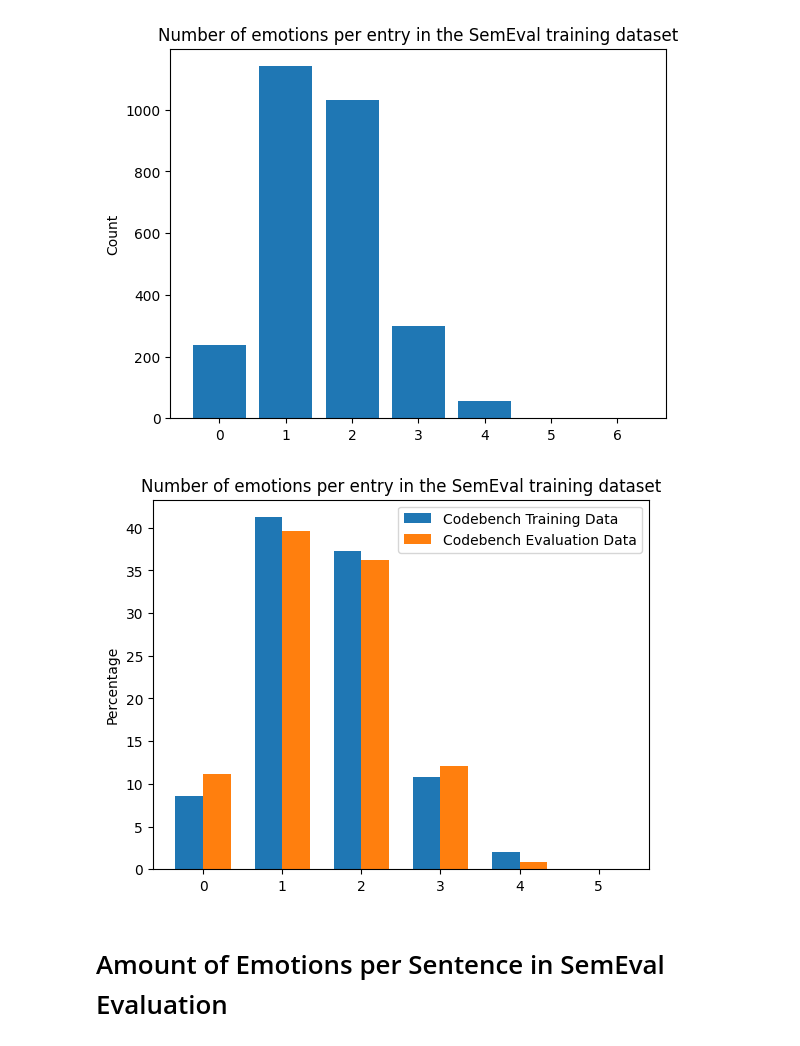
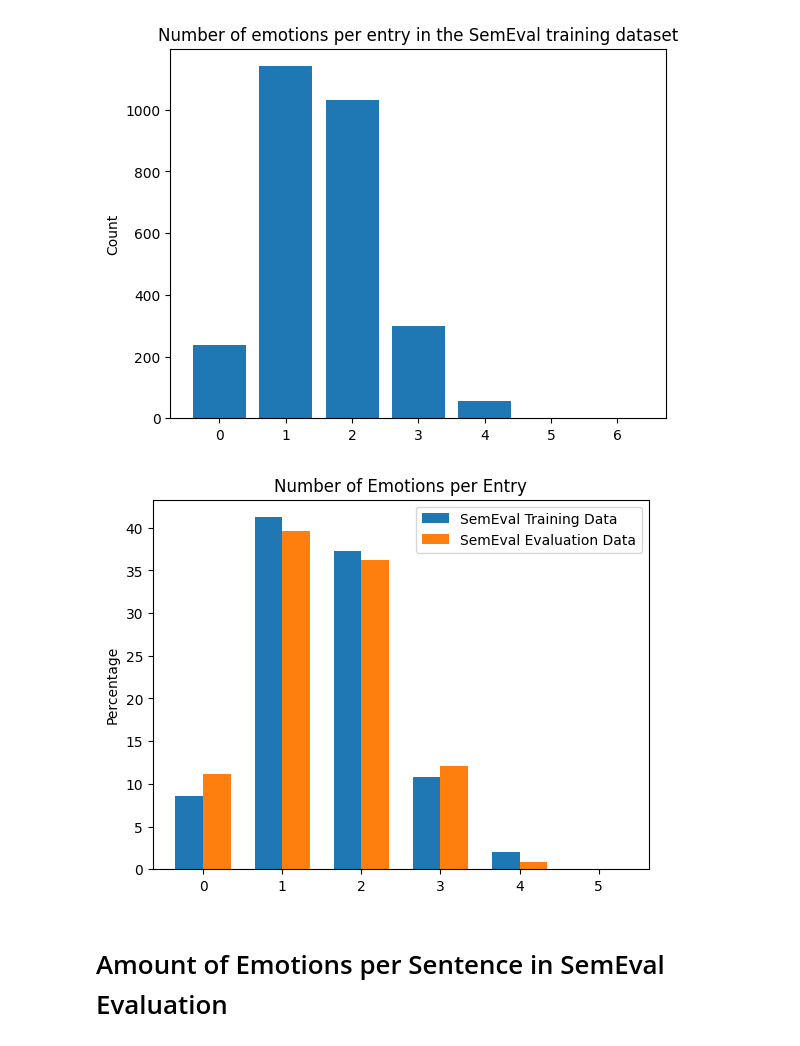
Before and after one commit to kruegercharles/LLM-SemEval, a Jupyter notebook: graphics.ipynb, the cells around one changed output. Drawn from its saved outputs; the diff is of its cells as text; code cells hidden in the pictures.

Commit message:
add graphs

```diff
--- a/graphics.ipynb
+++ b/graphics.ipynb
@@ -134,10 +134,10 @@ class Dataset:
 datasets: list[Dataset] = []
 
 datasets.append(
-    Dataset("Codebench Training Data", "data/codabench_data/train/eng_a_parsed.json")
+    Dataset("SemEval Training Data", "data/codabench_data/train/eng_a_parsed.json")
 )
 datasets.append(
-    Dataset("Codebench Evaluation Data", "data/codabench_data/dev/eng_a_parsed.json")
+    Dataset("SemEval Evaluation Data", "data/codabench_data/dev/eng_a_parsed.json")
 )
 
 
@@ -168,7 +168,7 @@ for i, dataset in enumerate(datasets):
     ax.bar(index + i * bar_width, emotion_counts, bar_width, label=dataset.name)
 
 ax.set_ylabel("Percentage")
-ax.set_title("Emotion Distribution")
+ax.set_title("Emotion Distribution Analysis")
 ax.set_xticks(index + bar_width / 2)
 ax.set_xticklabels(EMOTION_LABELS)
 ax.legend()
@@ -365,10 +358,10 @@ class Dataset:
 datasets: list[Dataset] = []
 
 datasets.append(
-    Dataset("Codebench Training Data", "data/codabench_data/train/eng_a_parsed.json")
+    Dataset("SemEval Training Data", "data/codabench_data/train/eng_a_parsed.json")
 )
 datasets.append(
-    Dataset("Codebench Evaluation Data", "data/codabench_data/dev/eng_a_parsed.json")
+    Dataset("SemEval Evaluation Data", "data/codabench_data/dev/eng_a_parsed.json")
 )
 
 for dataset in datasets:
@@ -380,35 +373,35 @@ for dataset in datasets:
     for entry in dataset.data:
         length = len(entry["emotions"])
         if "none" in entry["emotions"]:
             length = 0
         dataset.length_data[length] += 1
 
     for key in dataset.length_data:
         dataset.length_data[key] = round(dataset.length_data[key] / sum * 100, 2)
 
 
 # display the length data for each dataset as a bar chart
 fig, ax = plt.subplots()
 bar_width = 0.35
 index = np.arange(0, len(datasets[0].length_data))
 
 for i, dataset in enumerate(datasets):
     emotion_counts = [
         dataset.length_data[key] for key in sorted(dataset.length_data.keys())
     ]
     ax.bar(index + i * bar_width, emotion_counts, bar_width, label=dataset.name)
 
 ax.set_ylabel("Percentage")
-ax.set_title("Number of emotions per entry in the SemEval training dataset")
+ax.set_title("Number of Emotions per Entry")
 ax.set_xticks(index + bar_width / 2)
 ax.set_xticklabels(range(0, len(datasets[0].length_data)))
 ax.legend()
 
 
 plt.savefig("emotions-length-semeval-training-eval.png")
 plt.show()
 # %% [output]
-[figure, old version]
+[figure, new version]
 # %% [markdown]
 # Amount of Emotions per Sentence in SemEval Evaluation
 # %%
```
Also changed, not shown: parts of 1 cell of this notebook, 2 other files.
